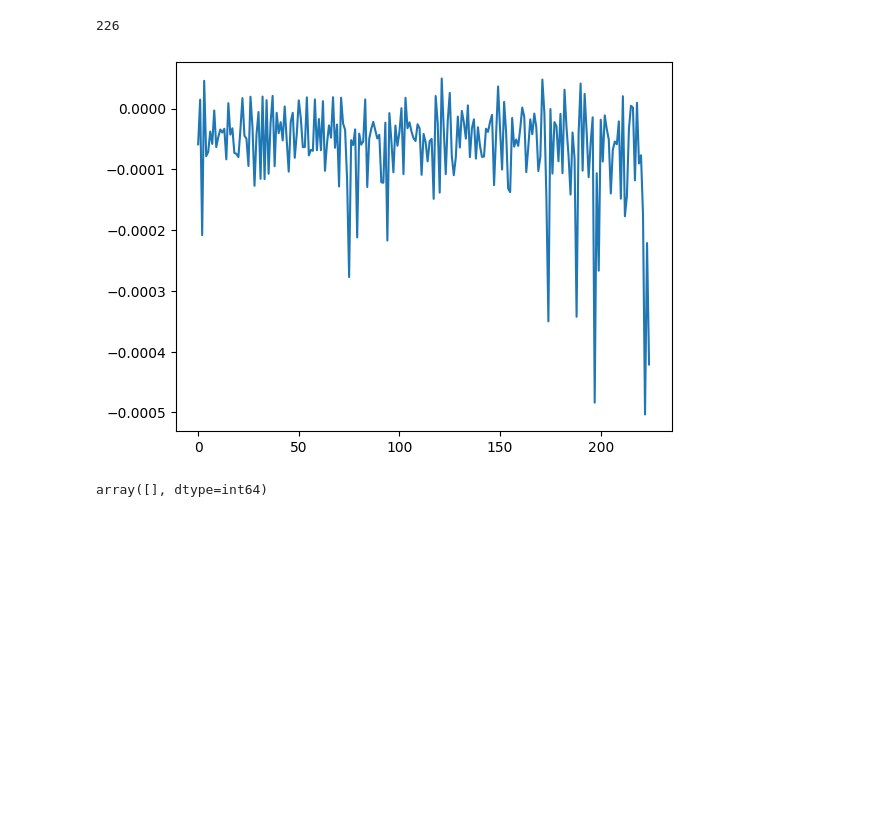
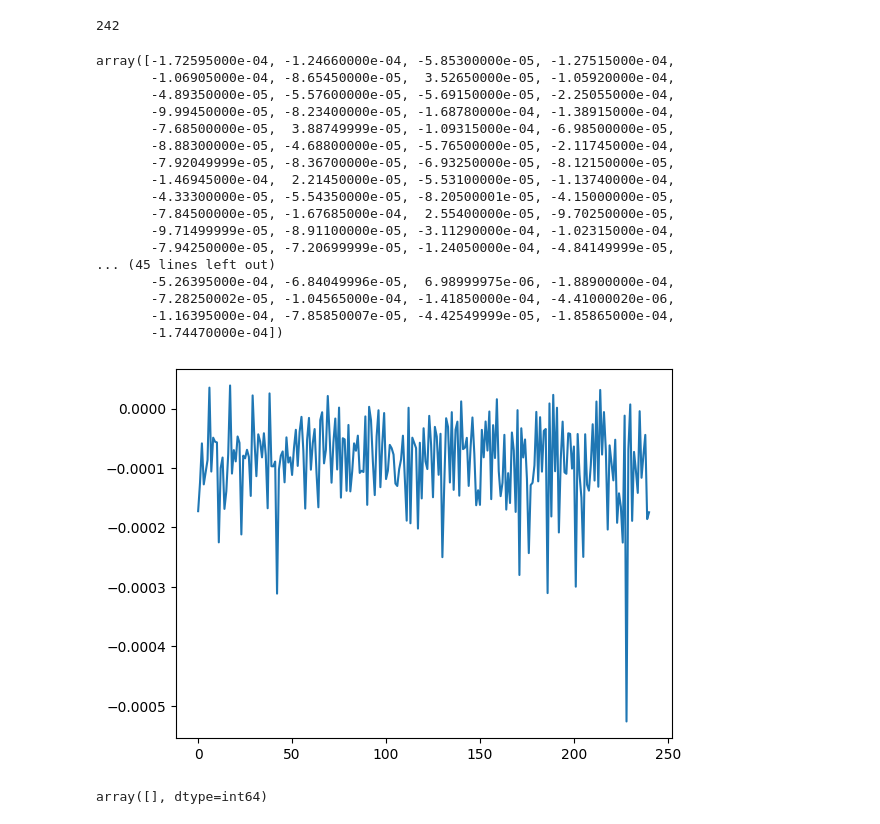
Before and after one commit to edwardyan95/ibllib, a Jupyter notebook: examples/EY_sync_data.ipynb, the cells around one changed output. Saved outputs shown, nothing was run; the diff lists cells and outputs as text; code cells hidden in the pictures; blank space fills up the shorter version.

```diff
--- a/examples/EY_sync_data.ipynb
+++ b/examples/EY_sync_data.ipynb
@@ -26,6 +26,7 @@ import ast
 import math
 from murphlib.tools import *
 # %%
-session_path = r'Z:\TM_Lab\Edward\Cerebellum_Imaging\Pcp2-jgcamp8m\J_L2\20241118\behavior'
+mouse_path = r'Z:\TM_Lab\Edward\Cerebellum_Imaging\Pcp2-jgcamp8m\AB_R2\20250527'
+session_path = os.path.join(mouse_path, 'behavior')
 
 trials, wheel, output_files = extract_all(session_path, save=True)
@@ -53,5 +62,11 @@ plt.plot(np.array(trials['table']['stimOn_times'])-np.array(trials['table']['sti
 # %%
-trials['table']['stimOn_times'] = np.where(trials['table']['stimOn_times'] < trials['table']['stimOnTrigger_times'],trials['table']['stimOnTrigger_times']+0.06,trials['table']['stimOn_times'])
+trials['table']['stimOn_times'] = np.where(trials['table']['stimOn_times'] < trials['table']['stimOnTrigger_times'],
+                                           trials['table']['stimOnTrigger_times']+0.06,
+                                           trials['table']['stimOn_times'])
+trials['table']['ruleCue_times'] = np.where(trials['table']['ruleCue_times'] < trials['table']['ruleCueTrigger_times'],
+                                            trials['table']['ruleCueTrigger_times']+np.median(trials['table']['ruleCue_times']-trials['table']['ruleCueTrigger_times']),
+                                            trials['table']['ruleCue_times'])
+
 # trials['table']['vis_stimOn_times'] = np.where(trials['table']['modality']==0,trials['table']['stimOnTrigger_times'],np.nan)
 # trials['table']['vis_stimOn_times'] = trials['table']['vis_stimOn_times']+0.06
 trials['table']['vis_stimOn_times'] = np.where(trials['table']['modality']==0,trials['table']['stimOn_times'],np.nan)
@@ -78,5 +134,5 @@ trials['table']
 # %%
-frames_metadata_export_folder = r'Z:\TM_Lab\Edward\Cerebellum_Imaging\Pcp2-jgcamp8m\A_L2\20241018\arm2'
+frames_metadata_export_folder = os.path.join(mouse_path,'arm2')
 frames_metadata_export_path = os.path.join(frames_metadata_export_folder, 'ca_img_frames_metadata.json')
 img_path = find_tif_file(frames_metadata_export_folder)
 try:
@@ -168,15 +224,32 @@ len(auxTrigger)
 # %%
 len(trials['table'])
 # %% [output]
-226
+242
 # %%
 ruleCue_times = np.array(trials['table']['ruleCue_times'])
 # %%
-realTriggers = auxTrigger[3:]
+realTriggers = auxTrigger[0:]
 plt.plot(np.diff(ruleCue_times)-np.diff(realTriggers[:len(ruleCue_times)]))
-assert(all(np.diff(ruleCue_times)-np.diff(realTriggers[:len(ruleCue_times)]) < 0.001))
+np.diff(ruleCue_times)-np.diff(realTriggers[:len(ruleCue_times)])
 # %% [output]
+array([-1.72595000e-04, -1.24660000e-04, -5.85300000e-05, -1.27515000e-04,
+       -1.06905000e-04, -8.65450000e-05,  3.52650000e-05, -1.05920000e-04,
+       -4.89350000e-05, -5.57600000e-05, -5.69150000e-05, -2.25055000e-04,
+       -9.99450000e-05, -8.23400000e-05, -1.68780000e-04, -1.38915000e-04,
+       -7.68500000e-05,  3.88749999e-05, -1.09315000e-04, -6.98500000e-05,
+       -8.88300000e-05, -4.68800000e-05, -5.76500000e-05, -2.11745000e-04,
+       -7.92049999e-05, -8.36700000e-05, -6.93250000e-05, -8.12150000e-05,
+       -1.46945000e-04,  2.21450000e-05, -5.53100000e-05, -1.13740000e-04,
+       -4.33300000e-05, -5.54350000e-05, -8.20500001e-05, -4.15000000e-05,
+       -7.84500000e-05, -1.67685000e-04,  2.55400000e-05, -9.70250000e-05,
+       -9.71499999e-05, -8.91100000e-05, -3.11290000e-04, -1.02315000e-04,
+       -7.94250000e-05, -7.20699999e-05, -1.24050000e-04, -4.84149999e-05,
+... (45 lines left out)
+       -5.26395000e-04, -6.84049996e-05,  6.98999975e-06, -1.88900000e-04,
+       -7.28250002e-05, -1.04565000e-04, -1.41850000e-04, -4.41000020e-06,
+       -1.16395000e-04, -7.85850007e-05, -4.42549999e-05, -1.85865000e-04,
+       -1.74470000e-04])
-[figure, old version]
+[figure, new version]
 # %%
 np.where(np.diff(ruleCue_times)-np.diff(realTriggers[:len(ruleCue_times)]) > 0.001)[0]
 # %% [output]
```
Also changed, not shown: parts of 47 cells of this notebook, 20 other files.
